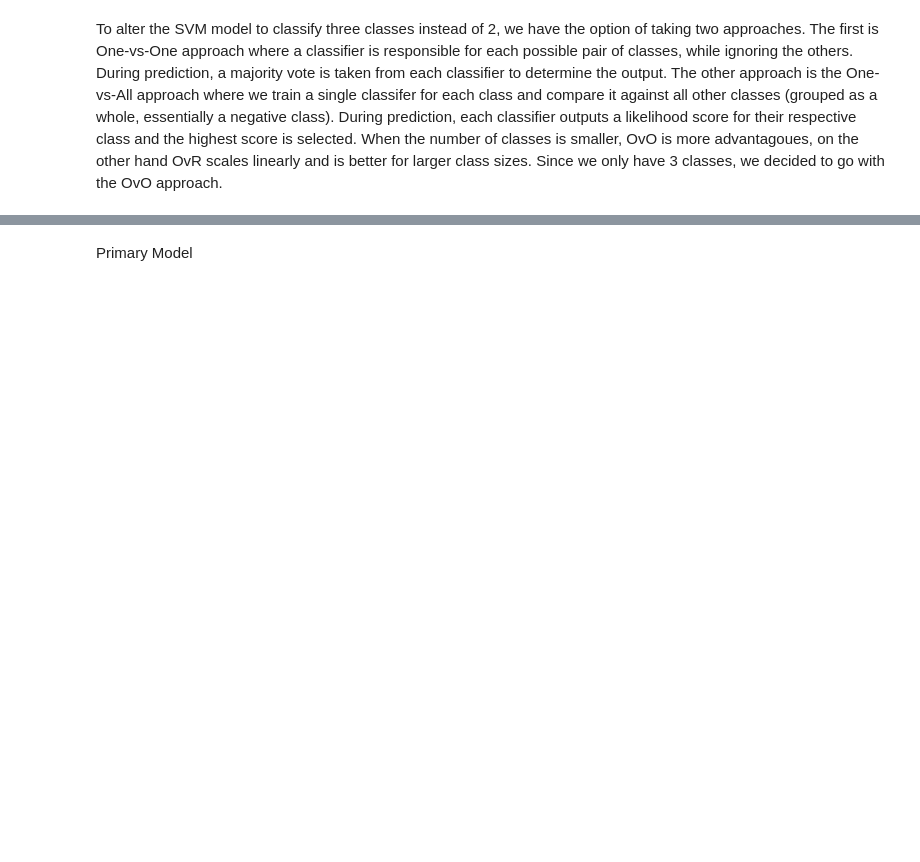
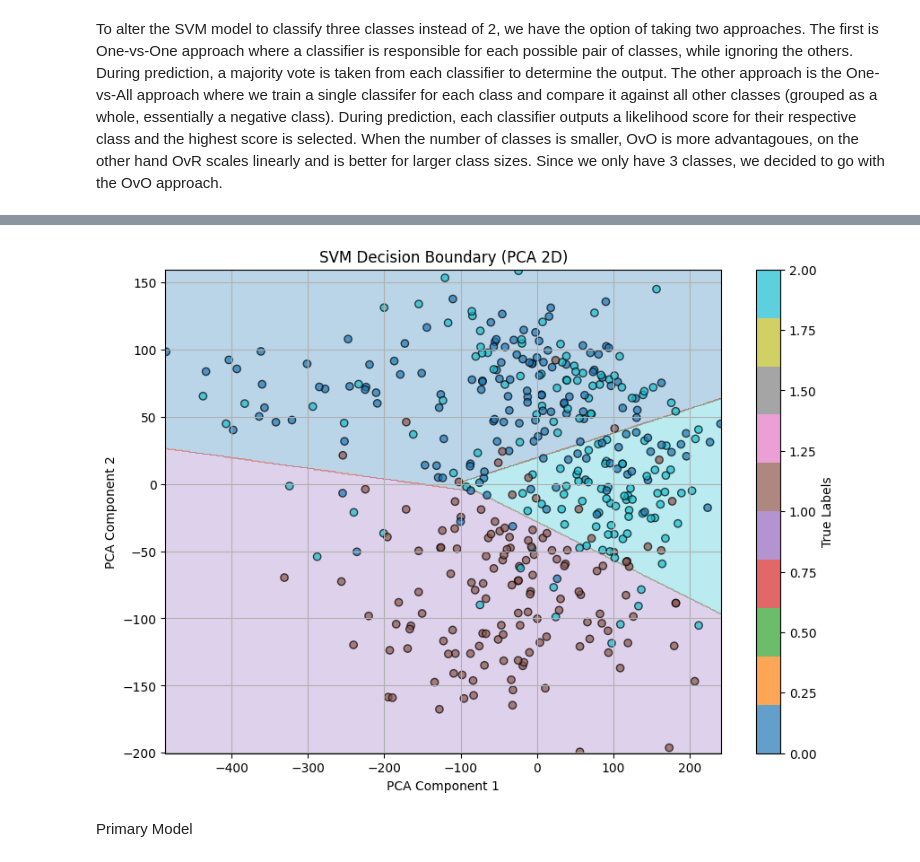
Before and after one commit to edwynzhou/aps360_project_team_77, a Jupyter notebook: Final_APS360_Project.ipynb, the cells around one changed output, grey strips where cells are left out. Saved outputs shown, nothing was run; the diff lists cells and outputs as text; code cells hidden in the pictures; blank space fills up the shorter version.

```diff
--- a/Final_APS360_Project.ipynb
+++ b/Final_APS360_Project.ipynb
@@ -234,33 +261,37 @@ print(classification_report(y_test, prediction))
 # %%
-# Plotting results
-# Visualize hyperplane
+from sklearn.decomposition import PCA
+from sklearn.svm import SVC
+import matplotlib.pyplot as plt
+import numpy as np
 
-# Reduce to 2D
+# Reduce both train and test sets to 2D
 pca = PCA(n_components=2)
-x_train_pca = pca.fit_transform(x_train)
-x_test_pca = pca.transform(x_test)
+x_train_2d = pca.fit_transform(x_sample)
+x_test_2d = pca.transform(x_test)
 
-# Re-train model on PCA-transformed data
-svm_model_pca = SVC(decision_function_shape='ovo')
-svm_model_pca.fit(x_train_pca, y_train)
+# Train new SVM on reduced data
+svm_2d = SVC(kernel='linear', decision_function_shape='ovo')
+svm_2d.fit(x_train_2d, y_sample)
 
-# Predict and plot
-import numpy as np
-import matplotlib.pyplot as plt
+# Create meshgrid
+x_min, x_max = x_test_2d[:, 0].min() - 1, x_test_2d[:, 0].max() + 1
+y_min, y_max = x_test_2d[:, 1].min() - 1, x_test_2d[:, 1].max() + 1
+xx, yy = np.meshgrid(np.linspace(x_min, x_max, 500),
+                     np.linspace(y_min, y_max, 500))
 
-h = 0.02
-x_min, x_max = x_test_pca[:, 0].min() - 1, x_test_pca[:, 0].max() + 1
-y_min, y_max = x_test_pca[:, 1].min() - 1, x_test_pca[:, 1].max() + 1
-xx, yy = np.meshgrid(np.arange(x_min, x_max, h),
-                     np.arange(y_min, y_max, h))
-
-Z = svm_model_pca.predict(np.c_[xx.ravel(), yy.ravel()])
+# Predict on meshgrid to get decision regions
+Z = svm_2d.predict(np.c_[xx.ravel(), yy.ravel()])
 Z = Z.reshape(xx.shape)
 
-plt.figure(figsize=(8, 6))
-plt.contourf(xx, yy, Z, alpha=0.4, cmap=plt.cm.coolwarm)
-plt.scatter(x_test_pca[:, 0], x_test_pca[:, 1], c=y_test, edgecolors='k', cmap=plt.cm.coolwarm)
-plt.title("SVM Decision Boundary (PCA Projection, OvO)")
-plt.xlabel("PCA 1")
-plt.ylabel("PCA 2")
+# Plot decision boundary
+plt.figure(figsize=(10, 7))
+plt.contourf(xx, yy, Z, alpha=0.3, cmap='tab10')
+scatter = plt.scatter(x_test_2d[:, 0], x_test_2d[:, 1], c=y_test, cmap='tab10', edgecolors='k', alpha=0.7)
+plt.title("SVM Decision Boundary (PCA 2D)")
+plt.xlabel("PCA Component 1")
+plt.ylabel("PCA Component 2")
+plt.colorbar(scatter, label='True Labels')
+plt.grid(True)
 plt.show()
+# %% [output]
+[figure, added]
```
Also changed, not shown: parts of 54 cells of this notebook.
